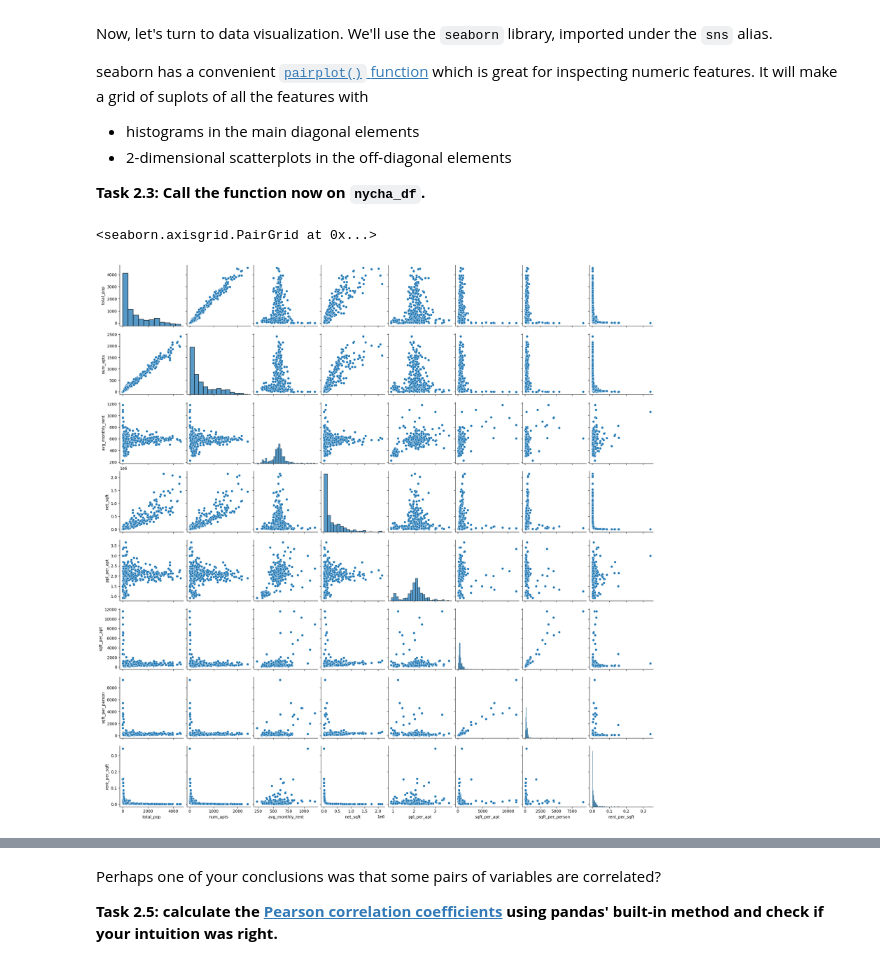
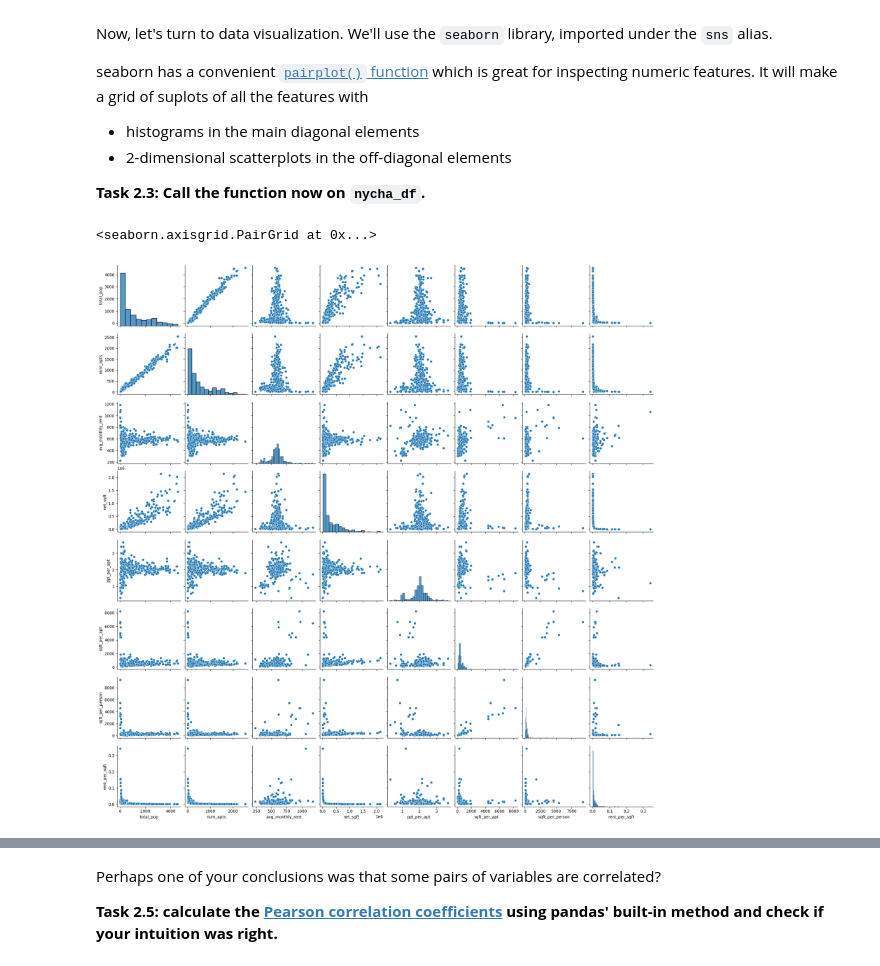
Before and after one commit to Jguan10/CS-39542, a Jupyter notebook: Programming Assignment 1/program01-template.ipynb, the cells around one changed output, grey strips where cells are left out. Drawn from its saved outputs; the diff is of its cells as text; code cells hidden in the pictures.

```diff
--- a/Programming Assignment 1/program01-template.ipynb
+++ b/Programming Assignment 1/program01-template.ipynb
@@ -261,9 +262,10 @@ seaborn has a convenient [`pairplot()` function](https://seaborn.pydata.org/gene
 **Task 2.3: Call the function now on `nycha_df`.**
 # %%
 # make pairplots
+sns.pairplot(nycha_df)
 # %% [output]
 <seaborn.axisgrid.PairGrid at 0x...>
-[figure, old version]
+[figure, new version]
 # %% [markdown]
 **Task 2.4: Take a moment to analyze the plots above; what conclusions can you draw? Write two conclusions about the histograms and two about the scatterplots**
 
```
Also changed, not shown: parts of 18 cells of this notebook.
